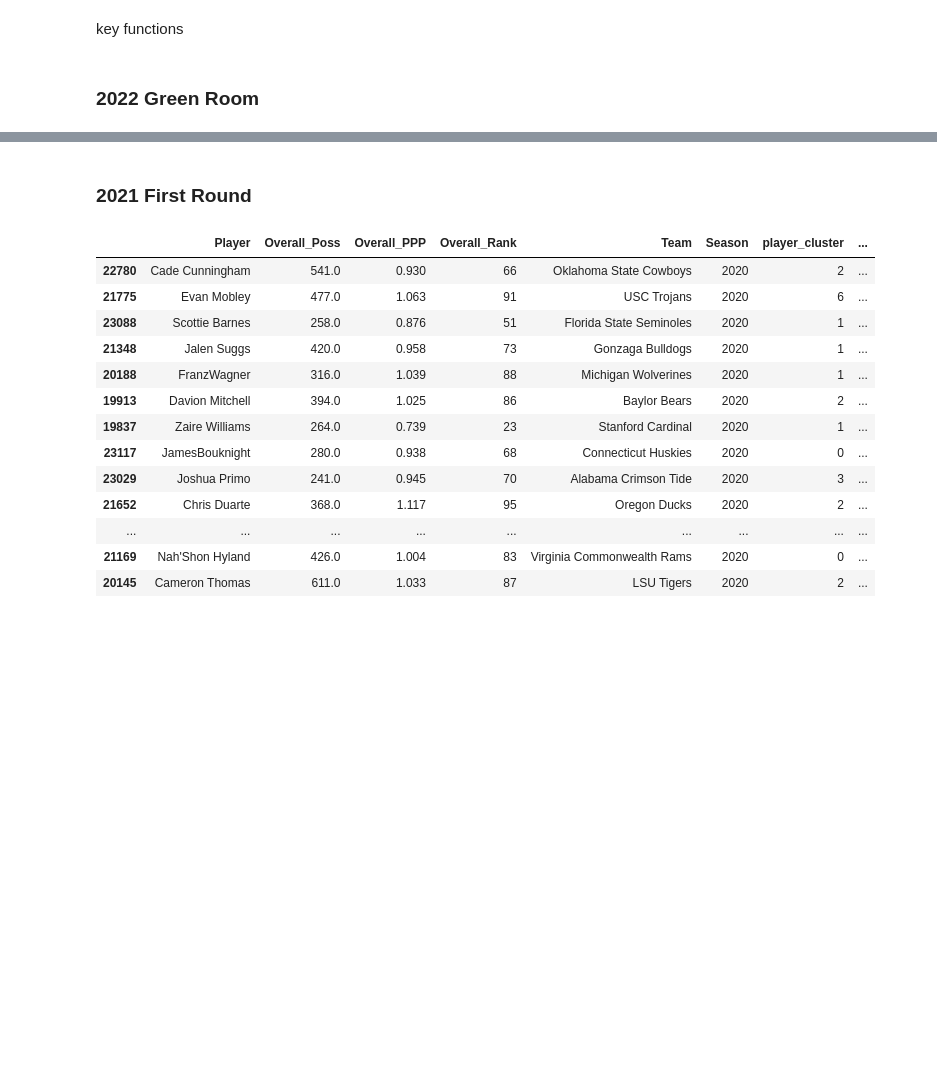
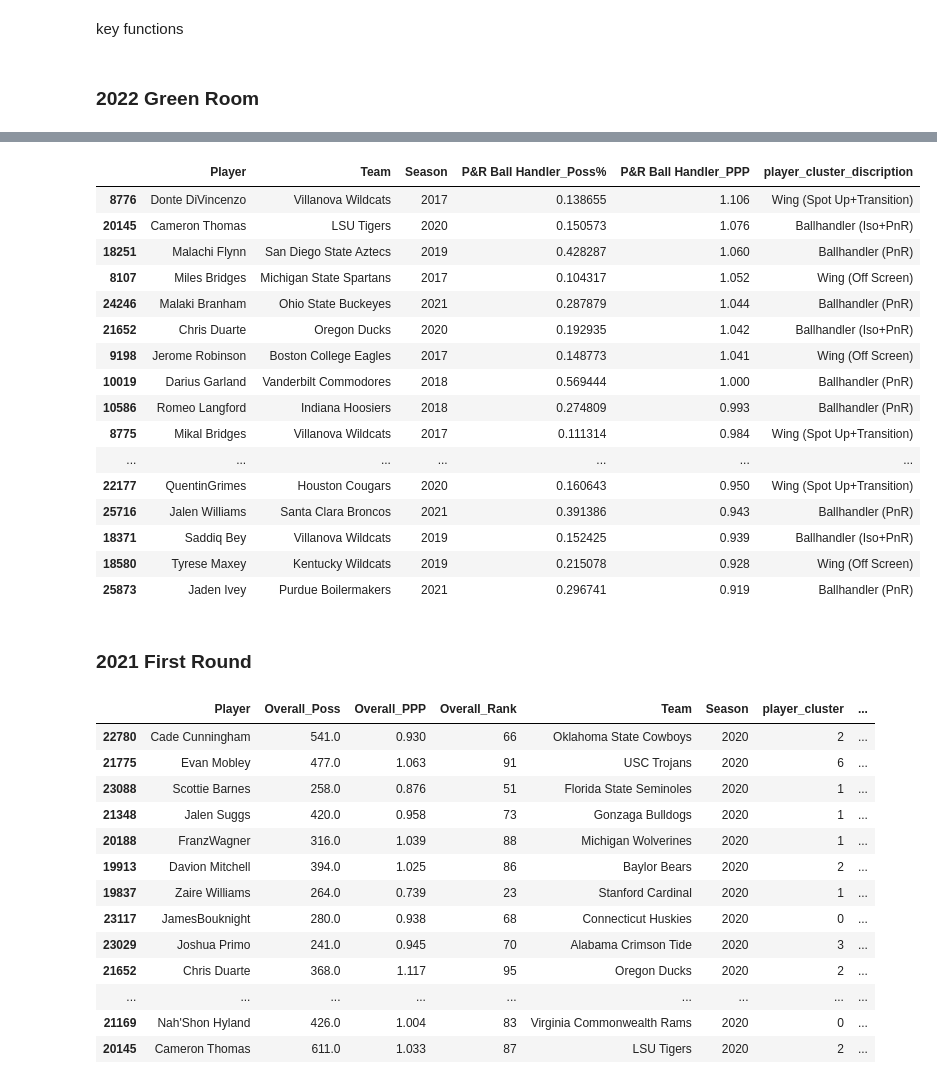
Before and after one commit to xulianrenzoku/synergy_clustering, a Jupyter notebook: nba_draft_22_materials.ipynb, the cells around one changed output, grey strips where cells are left out. Saved outputs shown, nothing was run; the diff lists cells and outputs as text; code cells hidden in the pictures; blank space fills up the shorter version.

```diff
--- a/nba_draft_22_materials.ipynb
+++ b/nba_draft_22_materials.ipynb
@@ -605,3 +649,29 @@ display_playtype('P&R Ball Handler', green_room, season=2021)
+# %%
+playtype = 'P&R Ball Handler'
+pd.concat([display_playtype(playtype, first_rounder_22, season=2021),
+           display_playtype(playtype, first_rounder_21, season=2020),
+           display_playtype(playtype, first_rounder_20, season=2019),
+           display_playtype(playtype, first_rounder_19, season=2018),
+           display_playtype(playtype, first_rounder_18, season=2017)])\
+.sort_values(f'{playtype}_PPP', ascending=False).head(20)
+# %% [output]
+|  | Player | Team | Season | P&R Ball Handler_Poss% | P&R Ball Handler_PPP | player_cluster_discription |
+| 8776 | Donte DiVincenzo | Villanova Wildcats | 2017 | 0.138655 | 1.106 | Wing (Spot Up+Transition) |
+| 20145 | Cameron Thomas | LSU Tigers | 2020 | 0.150573 | 1.076 | Ballhandler (Iso+PnR) |
+| 18251 | Malachi Flynn | San Diego State Aztecs | 2019 | 0.428287 | 1.060 | Ballhandler (PnR) |
+| 8107 | Miles Bridges | Michigan State Spartans | 2017 | 0.104317 | 1.052 | Wing (Off Screen) |
+| 24246 | Malaki Branham | Ohio State Buckeyes | 2021 | 0.287879 | 1.044 | Ballhandler (PnR) |
+| 21652 | Chris Duarte | Oregon Ducks | 2020 | 0.192935 | 1.042 | Ballhandler (Iso+PnR) |
+| 9198 | Jerome Robinson | Boston College Eagles | 2017 | 0.148773 | 1.041 | Wing (Off Screen) |
+| 10019 | Darius Garland | Vanderbilt Commodores | 2018 | 0.569444 | 1.000 | Ballhandler (PnR) |
+| 10586 | Romeo Langford | Indiana Hoosiers | 2018 | 0.274809 | 0.993 | Ballhandler (PnR) |
+| 8775 | Mikal Bridges | Villanova Wildcats | 2017 | 0.111314 | 0.984 | Wing (Spot Up+Transition) |
+| ... | ... | ... | ... | ... | ... | ... |
+| 22177 | QuentinGrimes | Houston Cougars | 2020 | 0.160643 | 0.950 | Wing (Spot Up+Transition) |
+| 25716 | Jalen Williams | Santa Clara Broncos | 2021 | 0.391386 | 0.943 | Ballhandler (PnR) |
+| 18371 | Saddiq Bey | Villanova Wildcats | 2019 | 0.152425 | 0.939 | Ballhandler (Iso+PnR) |
+| 18580 | Tyrese Maxey | Kentucky Wildcats | 2019 | 0.215078 | 0.928 | Wing (Off Screen) |
+| 25873 | Jaden Ivey | Purdue Boilermakers | 2021 | 0.296741 | 0.919 | Ballhandler (PnR) |
 # %% [markdown]
 ### 2021 First Round
 # %%
```
Also changed, not shown: parts of 8 cells of this notebook.
